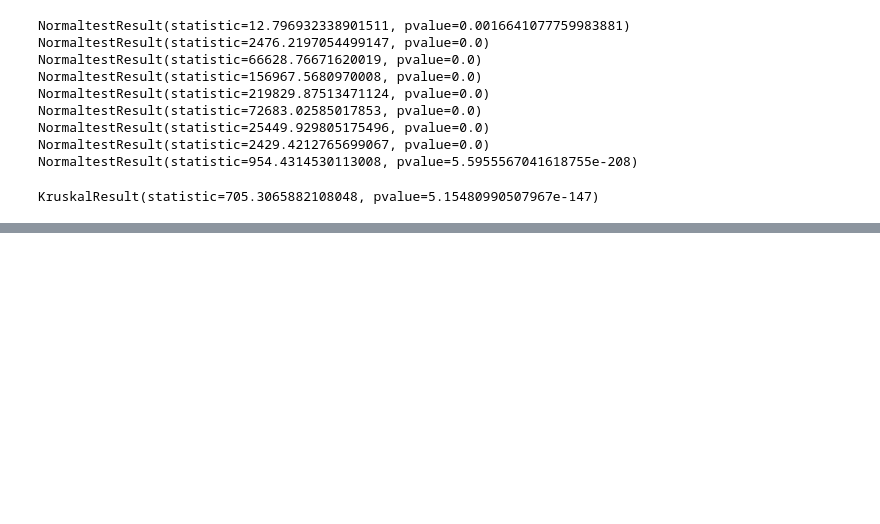
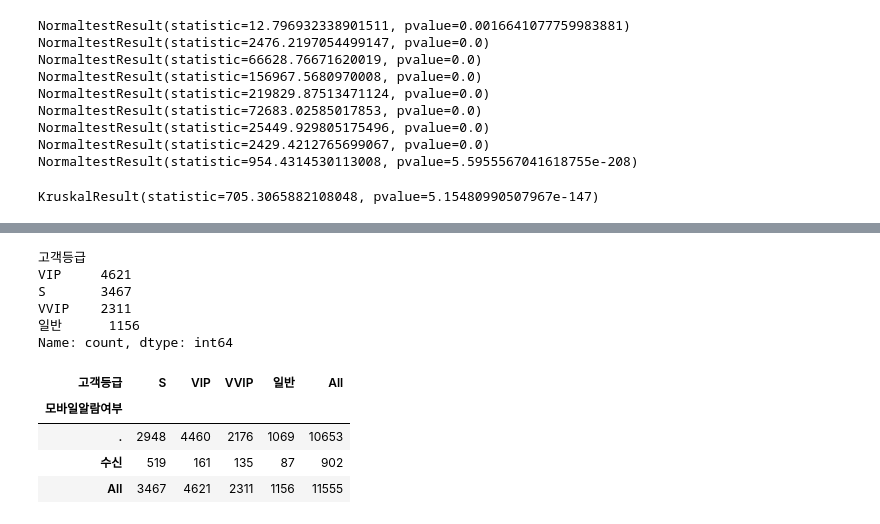
Before and after one commit to raneeKim/SW_CAMP, a Jupyter notebook: ML_Project/자료확인.ipynb, the cells around one changed output, grey strips where cells are left out. Cells and saved outputs as stored; diff of their text form; code cells hidden in the pictures; blank space fills up the shorter version.

```diff
--- a/ML_Project/자료확인.ipynb
+++ b/ML_Project/자료확인.ipynb
@@ -359,0 +395,27 @@ pv2 = onemarket_df.pivot_table(index='연령대별',)
+# %%
+m2['Score'] = (m2['구매금액']*0.4) + (m2['F']*0.3) - (m2['R']*0.3)
+
+cond1 = m2['Score'] >= m2['Score'].quantile(0.1)
+cond2 = m2['Score'] >= m2['Score'].quantile(0.3)
+cond3 = m2['Score'] >= m2['Score'].quantile(0.7)
+m2['고객등급'] = '일반'
+m2.loc[cond1, '고객등급'] = 'VVIP'
+m2.loc[cond2, '고객등급'] = 'VIP'
+m2.loc[cond3, '고객등급'] = 'S'
+m2['고객등급'].value_counts()
+# %% [output]
+고객등급
+VIP     4621
+S       3467
+VVIP    2311
+일반      1156
+Name: count, dtype: int64
+# %%
+c2 = pd.crosstab(df3['고객등급'], df3['모바일알람여부'],margins=True).T
+c2
+# %% [output]
+| 고객등급 | S | VIP | VVIP | 일반 | All |
+| 모바일알람여부 |  |  |  |  |  |
+| . | 2948 | 4460 | 2176 | 1069 | 10653 |
+| 수신 | 519 | 161 | 135 | 87 | 902 |
+| All | 3467 | 4621 | 2311 | 1156 | 11555 |
```
Also changed, not shown: parts of 21 cells of this notebook.
